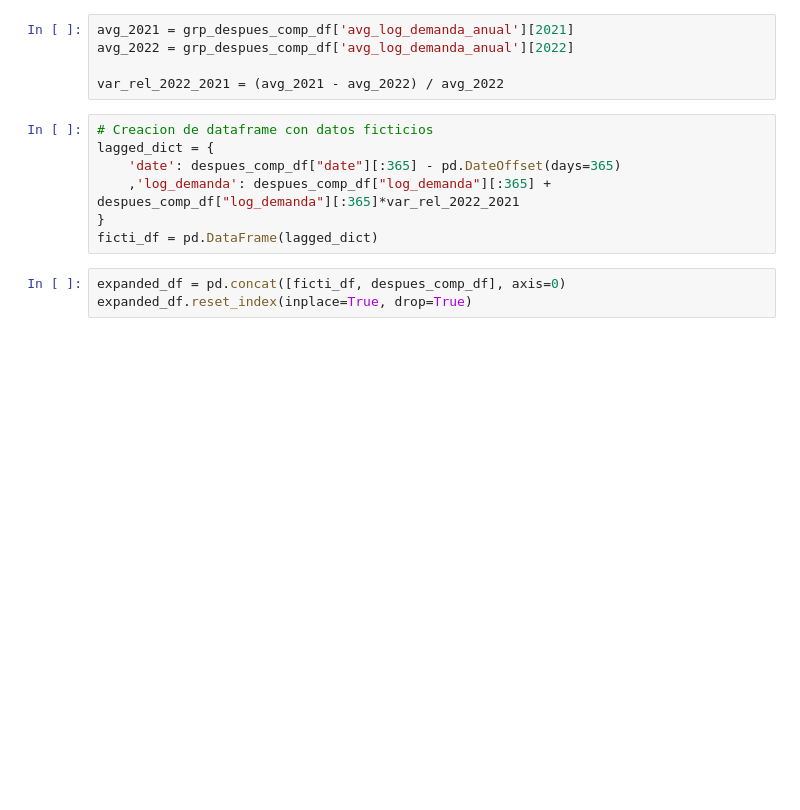
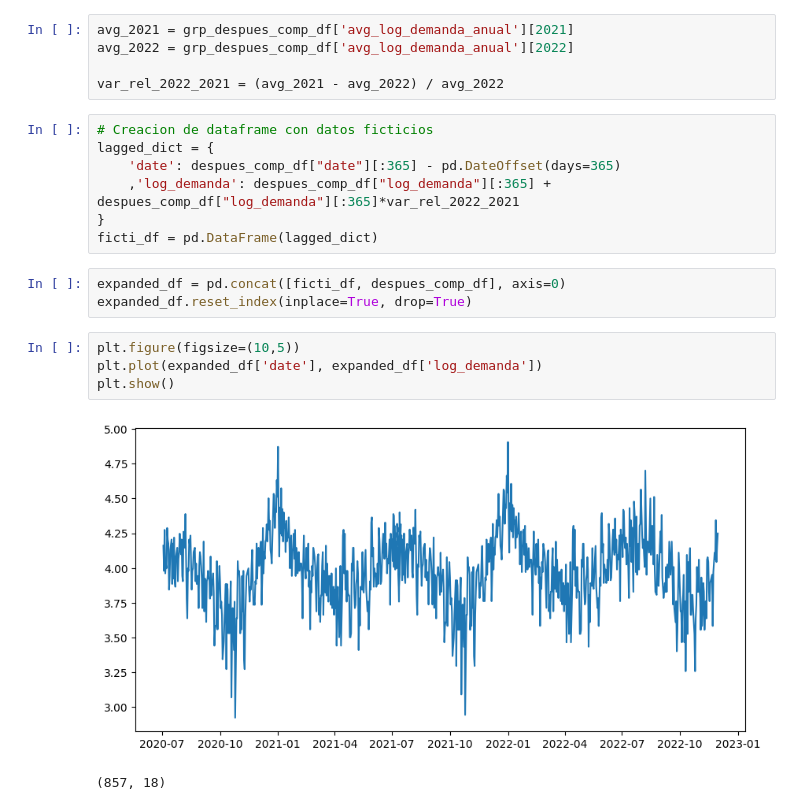
Before and after one commit to juanksRuiz/AI-DemandForecast, a Jupyter notebook: evaluacion_datos_despues_competencia.ipynb, the cells around one changed output. Saved outputs shown, nothing was run; the diff lists cells and outputs as text; blank space fills up the shorter version.

```diff
--- a/evaluacion_datos_despues_competencia.ipynb
+++ b/evaluacion_datos_despues_competencia.ipynb
@@ -843,3 +843,10 @@ ficti_df = pd.DataFrame(lagged_dict)
 # %%
 expanded_df = pd.concat([ficti_df, despues_comp_df], axis=0)
 expanded_df.reset_index(inplace=True, drop=True)
+# %%
+plt.figure(figsize=(10,5))
+plt.plot(expanded_df['date'], expanded_df['log_demanda'])
+plt.show()
+# %% [output]
+[figure, added]
+(857, 18)
```
Also changed, not shown: parts of 8 cells of this notebook, 1 other file.
